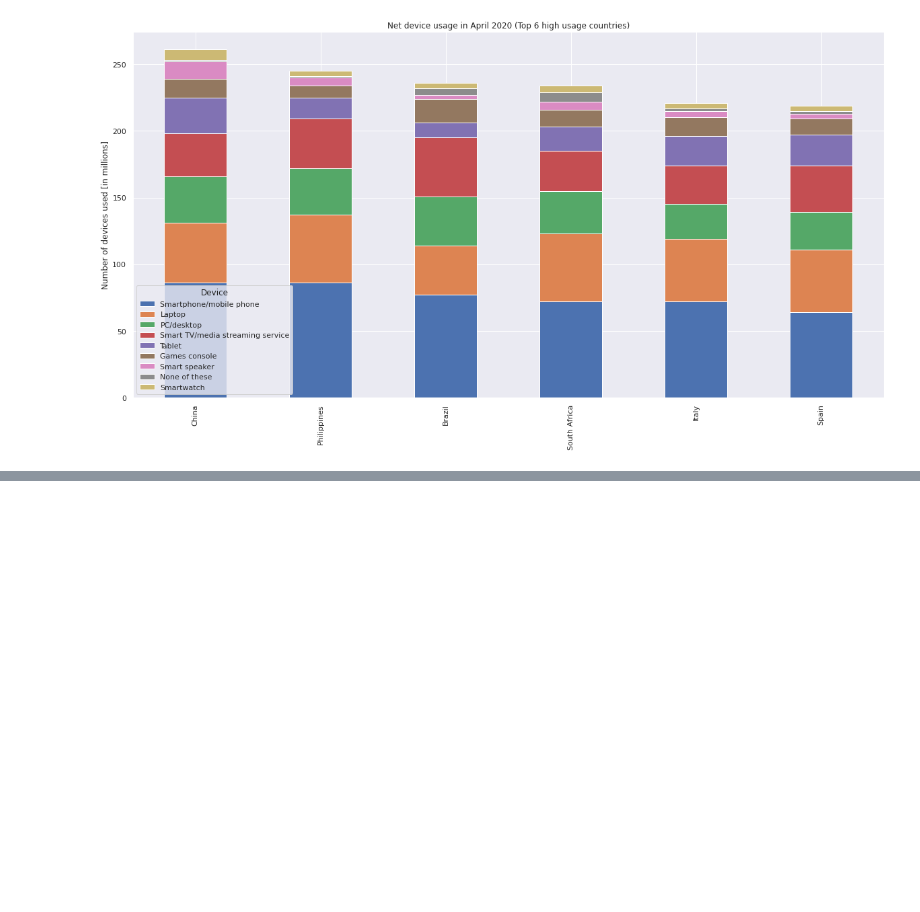
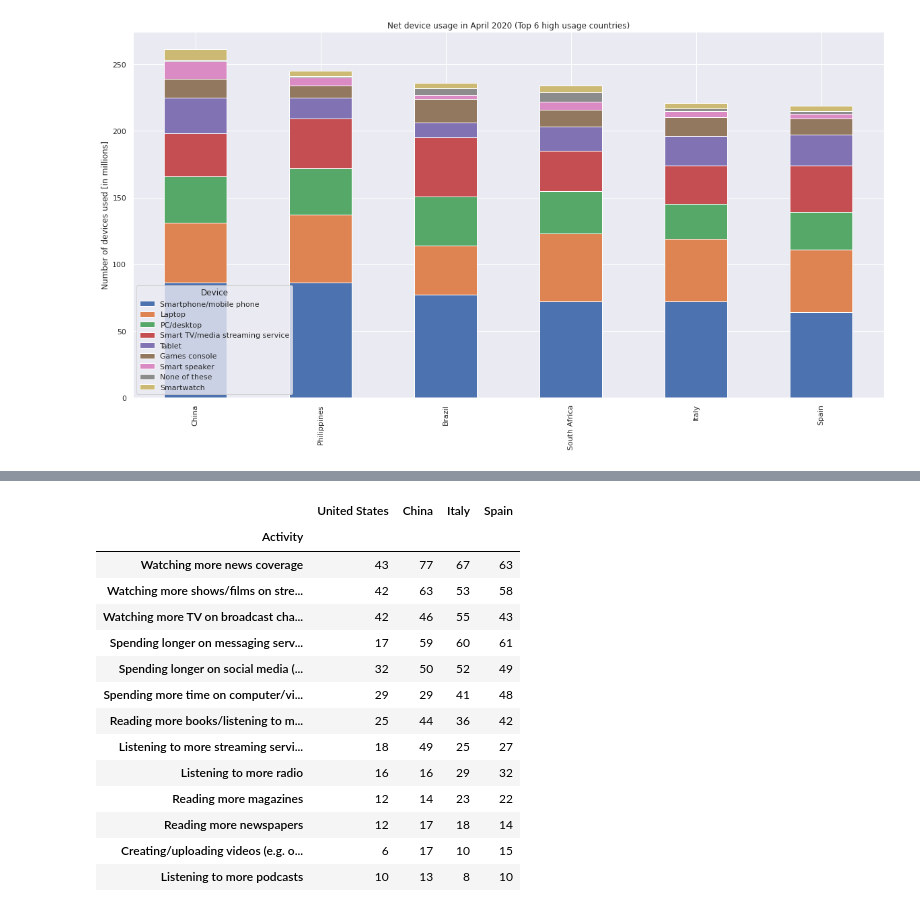
Before and after one commit to newb-dev-1008/CoVID_Entertainment_Impact, a Jupyter notebook: Entertainment_during_CoVID_19.ipynb, the cells around one changed output, grey strips where cells are left out. Saved outputs shown, nothing was run; the diff lists cells and outputs as text; code cells hidden in the pictures; blank space fills up the shorter version.

```diff
--- a/Entertainment_during_CoVID_19.ipynb
+++ b/Entertainment_during_CoVID_19.ipynb
@@ -568,0 +624,23 @@ req_dev_usage_countries.T.plot(kind = 'bar', stacked = True, figsize = [20,10]).
+# %%
+# Group 1: (Serious)- News viewership, newspapers, magazines, radio
+# Group 2: (Social Media)- Messaging services, social media, Tik Tok
+# Group 3: (Entertainment)- Podcasts, streaming services, books, video games, TV, Netflix
+
+country_home_media = home_media.loc[:,most_affected_countries]
+country_home_media
+# %% [output]
+|  | United States | China | Italy | Spain |
+| Activity |  |  |  |  |
+| Watching more news coverage | 43 | 77 | 67 | 63 |
+| Watching more shows/films on stre... | 42 | 63 | 53 | 58 |
+| Watching more TV on broadcast cha... | 42 | 46 | 55 | 43 |
+| Spending longer on messaging serv... | 17 | 59 | 60 | 61 |
+| Spending longer on social media (... | 32 | 50 | 52 | 49 |
+| Spending more time on computer/vi... | 29 | 29 | 41 | 48 |
+| Reading more books/listening to m... | 25 | 44 | 36 | 42 |
+| Listening to more streaming servi... | 18 | 49 | 25 | 27 |
+| Listening to more radio | 16 | 16 | 29 | 32 |
+| Reading more magazines | 12 | 14 | 23 | 22 |
+| Reading more newspapers | 12 | 17 | 18 | 14 |
+| Creating/uploading videos (e.g. o... | 6 | 17 | 10 | 15 |
+| Listening to more podcasts | 10 | 13 | 8 | 10 |
```
Also changed, not shown: parts of 6 cells of this notebook.
